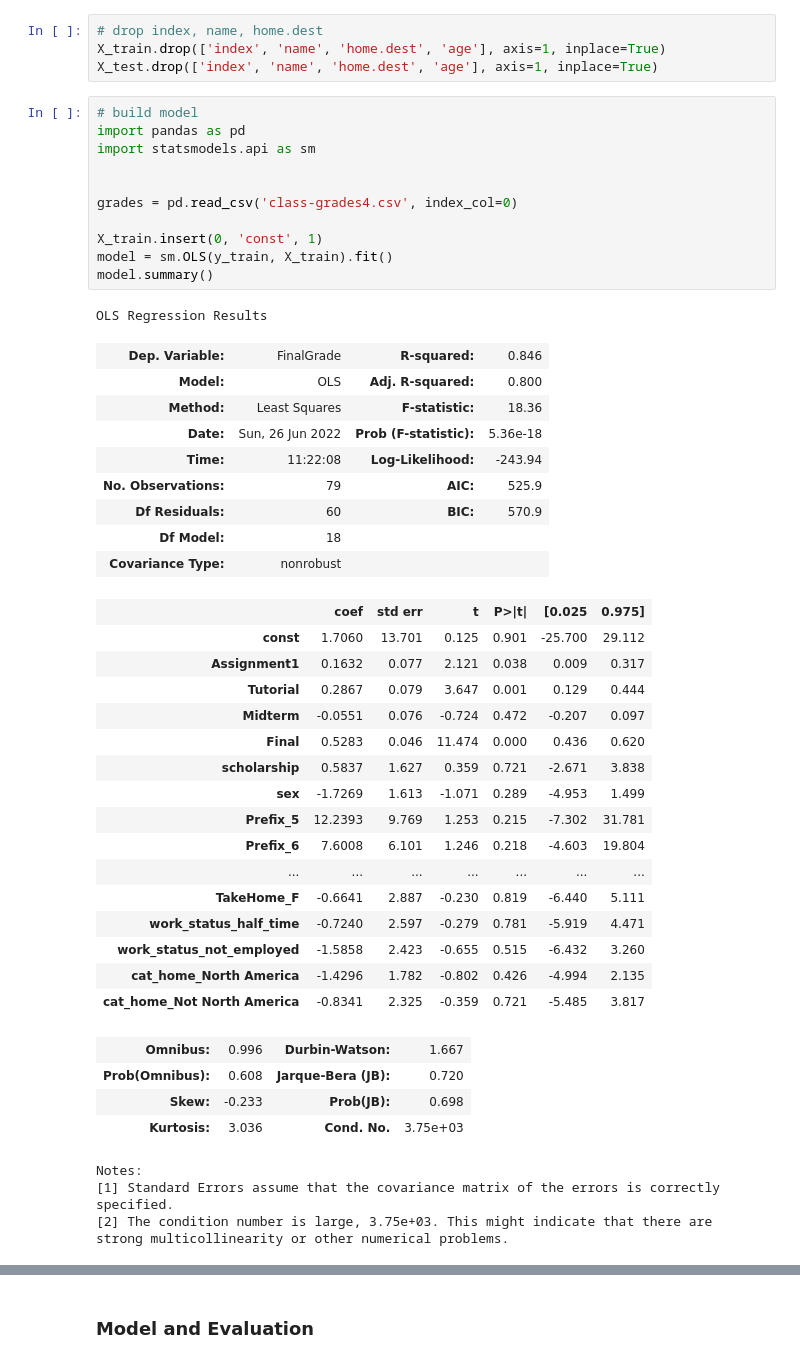
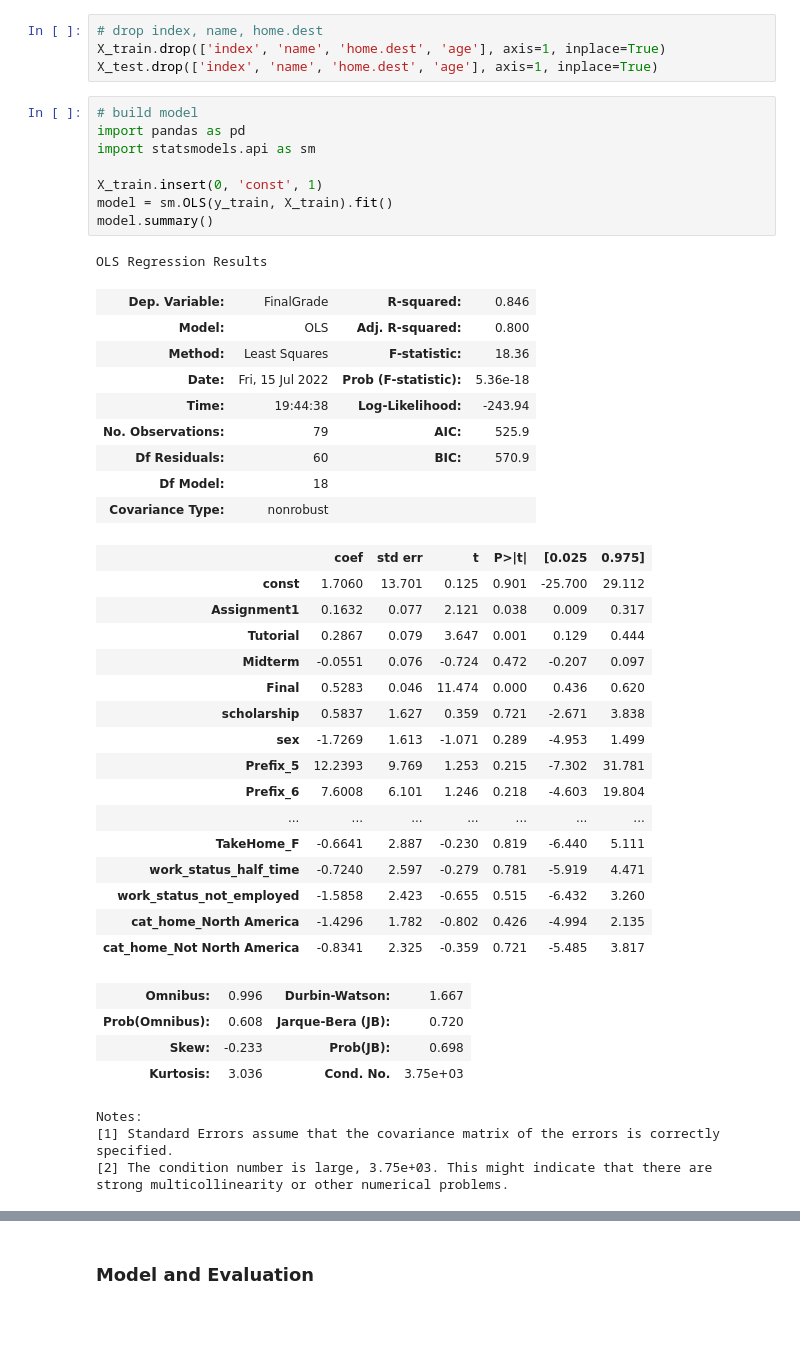
Before and after one commit to gitmystuff/INFO5810-Summer-2022, a Jupyter notebook: Week_4-Regression/Week 4 - Practice.ipynb, the cells around one changed output, grey strips where cells are left out. Drawn from its saved outputs; the diff is of its cells as text; blank space fills up the shorter version.

```diff
--- a/Week_4-Regression/Week 4 - Practice.ipynb
+++ b/Week_4-Regression/Week 4 - Practice.ipynb
@@ -328,21 +328,18 @@ X_test.drop(['index', 'name', 'home.dest', 'age'], axis=1, inplace=True)
 # %%
 # build model
 import pandas as pd
 import statsmodels.api as sm
 
-
-grades = pd.read_csv('class-grades4.csv', index_col=0)
-
 X_train.insert(0, 'const', 1)
 model = sm.OLS(y_train, X_train).fit()
 model.summary()
 # %% [output]
 OLS Regression Results
 | Dep. Variable: | FinalGrade | R-squared: | 0.846 |
 | Model: | OLS | Adj. R-squared: | 0.800 |
 | Method: | Least Squares | F-statistic: | 18.36 |
-| Date: | Sun, 26 Jun 2022 | Prob (F-statistic): | 5.36e-18 |
-| Time: | 11:22:08 | Log-Likelihood: | -243.94 |
+| Date: | Fri, 15 Jul 2022 | Prob (F-statistic): | 5.36e-18 |
+| Time: | 19:44:38 | Log-Likelihood: | -243.94 |
 | No. Observations: | 79 | AIC: | 525.9 |
 | Df Residuals: | 60 | BIC: | 570.9 |
 | Df Model: | 18 |  |  |
```
Also changed, not shown: parts of 1 cell of this notebook.
